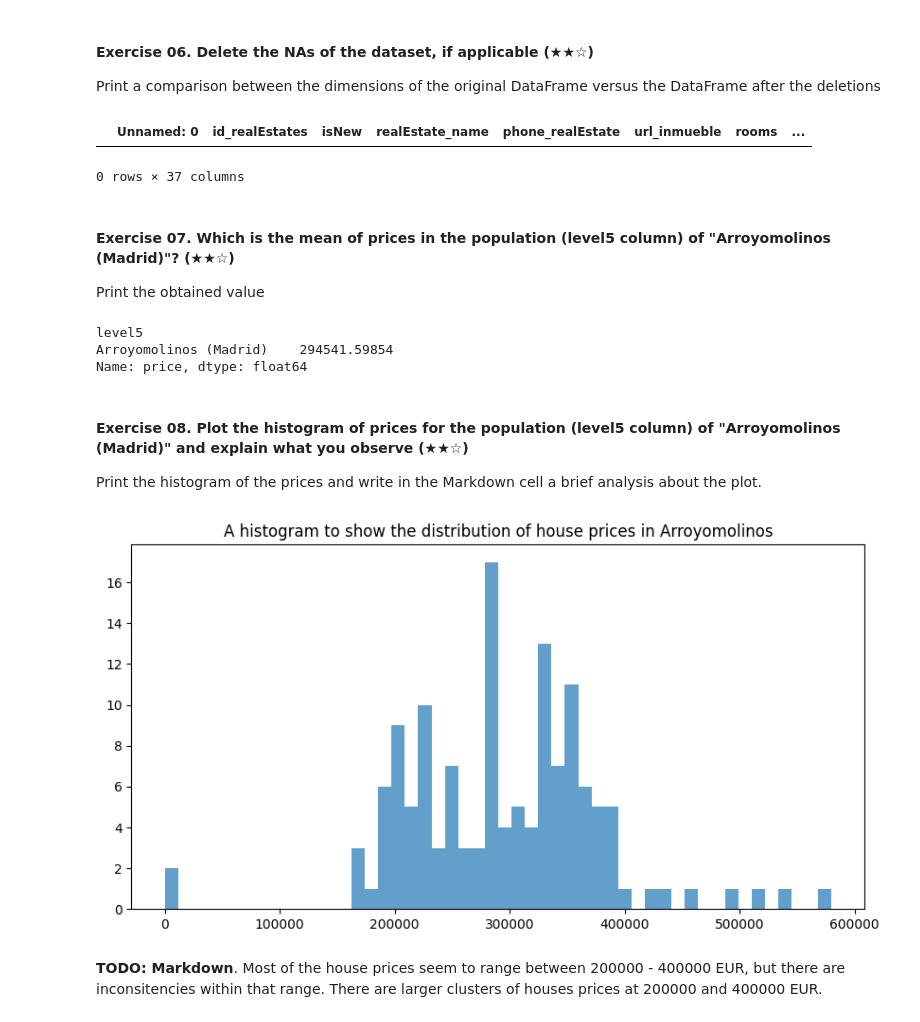
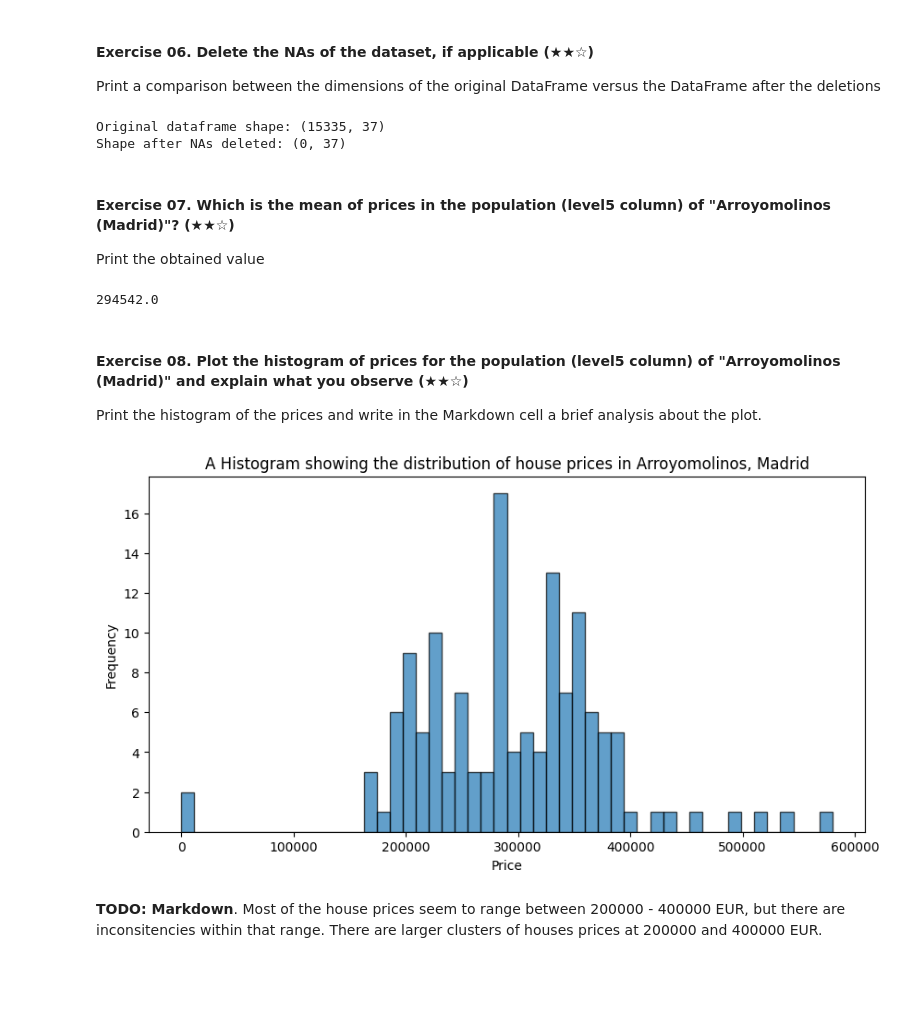
Before and after one commit to jronald88/realestate-datacleanup-exercise, a Jupyter notebook: project.ipynb, the cells around one changed output. Saved outputs shown, nothing was run; the diff lists cells and outputs as text; code cells hidden in the pictures; blank space fills up the shorter version.

```diff
--- a/project.ipynb
+++ b/project.ipynb
@@ -114,37 +114,36 @@ True
 
 Print a comparison between the dimensions of the original DataFrame versus the DataFrame after the deletions
 # %%
-# TODO
-ds_clean1 = ds.dropna()
-ds_clean1
+cleaned_ds1 = ds.dropna()
+
+print('Original dataframe shape: ' + str(ds.shape) + '\nShape after NAs deleted: ' + str(cleaned_ds1.shape))
 # %% [output]
-|  | Unnamed: 0 | id_realEstates | isNew | realEstate_name | phone_realEstate | url_inmueble | rooms | ... |
-0 rows × 37 columns
+Original dataframe shape: (15335, 37)
+Shape after NAs deleted: (0, 37)
 # %% [markdown]
 #### Exercise 07. Which is the mean of prices in the population (level5 column) of "Arroyomolinos (Madrid)"? (★★☆)
 
 Print the obtained value
 # %%
-# TODO
-ds[ds['level5']=='Arroyomolinos (Madrid)'].groupby('level5')['price'].mean() #subsets level5 via kwarg given and then groups via price, prints mean.
-#this prints out with column header too though. MODIFY THE CODE TO PRINT A STRING WITH JUST THE MEAN VALUE.
+mean_arroyomolinos_mean_price = ds[ds['level5']=='Arroyomolinos (Madrid)']['price'].mean() #subsets level5 via kwarg given and then groups via price, prints mean.
+print(round(mean_arroyomolinos_mean_price,0))
 # %% [output]
-level5
-Arroyomolinos (Madrid)    294541.59854
-Name: price, dtype: float64
+294542.0
 # %% [markdown]
 #### Exercise 08. Plot the histogram of prices for the population (level5 column) of "Arroyomolinos (Madrid)" and explain what you observe (★★☆)
 
 Print the histogram of the prices and write in the Markdown cell a brief analysis about the plot.
 # %%
-# TODO: Code
 import matplotlib.pyplot as plt
+mean_arroyomolinos_prices = ds[ds['level5']=='Arroyomolinos (Madrid)']['price']
 plt.figure(figsize = (10,5))
-plt.hist(ds[ds['level5']=='Arroyomolinos (Madrid)']['price'], bins =50, alpha = 0.7)
-plt.title('A histogram to show the distribution of house prices in Arroyomolinos')
+plt.hist(mean_arroyomolinos_prices, bins = 50, edgecolor = 'black', alpha = 0.7)
+plt.title('A Histogram showing the distribution of house prices in Arroyomolinos, Madrid')
+plt.xlabel('Price')
+plt.ylabel('Frequency')
 plt.show()
 # %% [output]
-[figure, old version]
+[figure, new version]
 # %% [markdown]
 **TODO: Markdown**. Most of the house prices seem to range between 200000 - 400000 EUR, but there are inconsitencies within that range. There are larger clusters of houses prices at 200000 and 400000 EUR.
 # %% [markdown]
```
Also changed, not shown: parts of 20 cells of this notebook.
